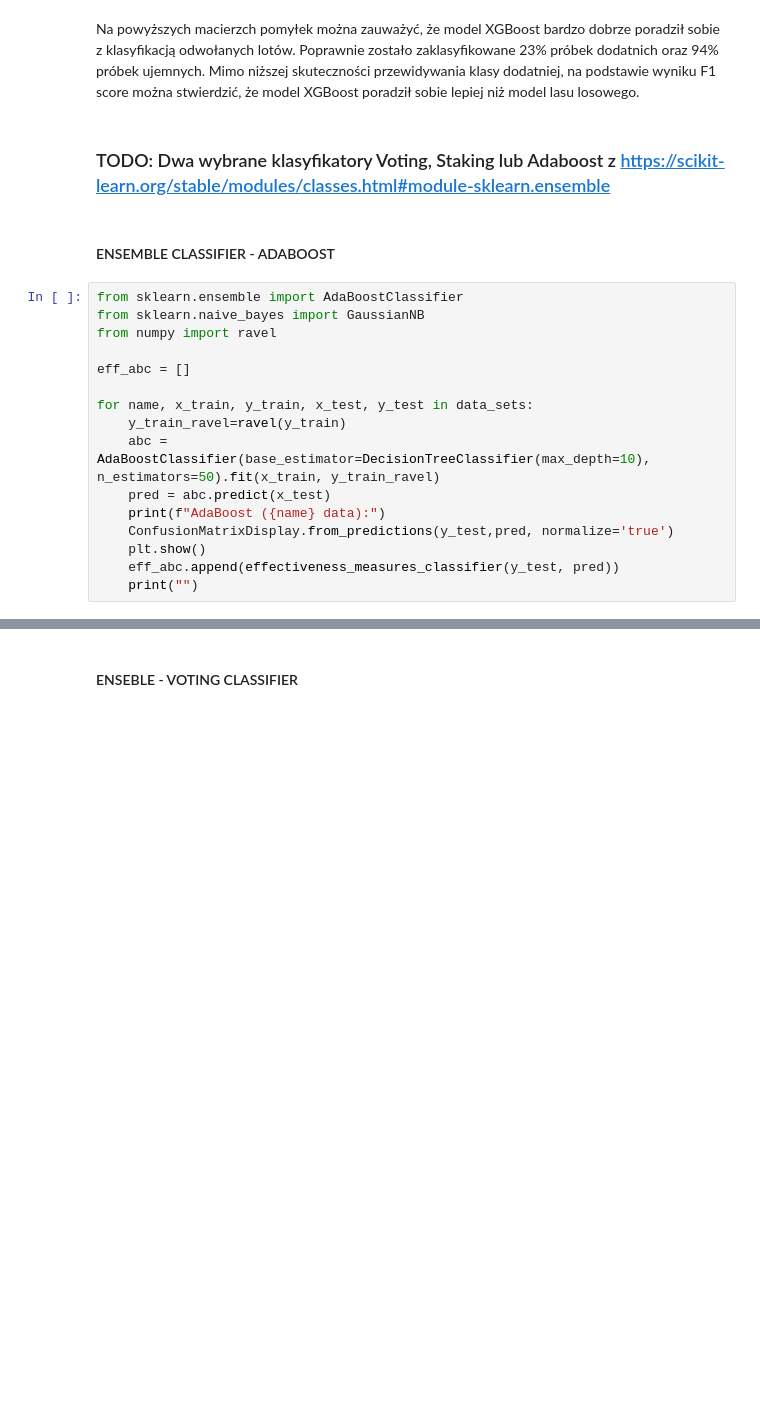
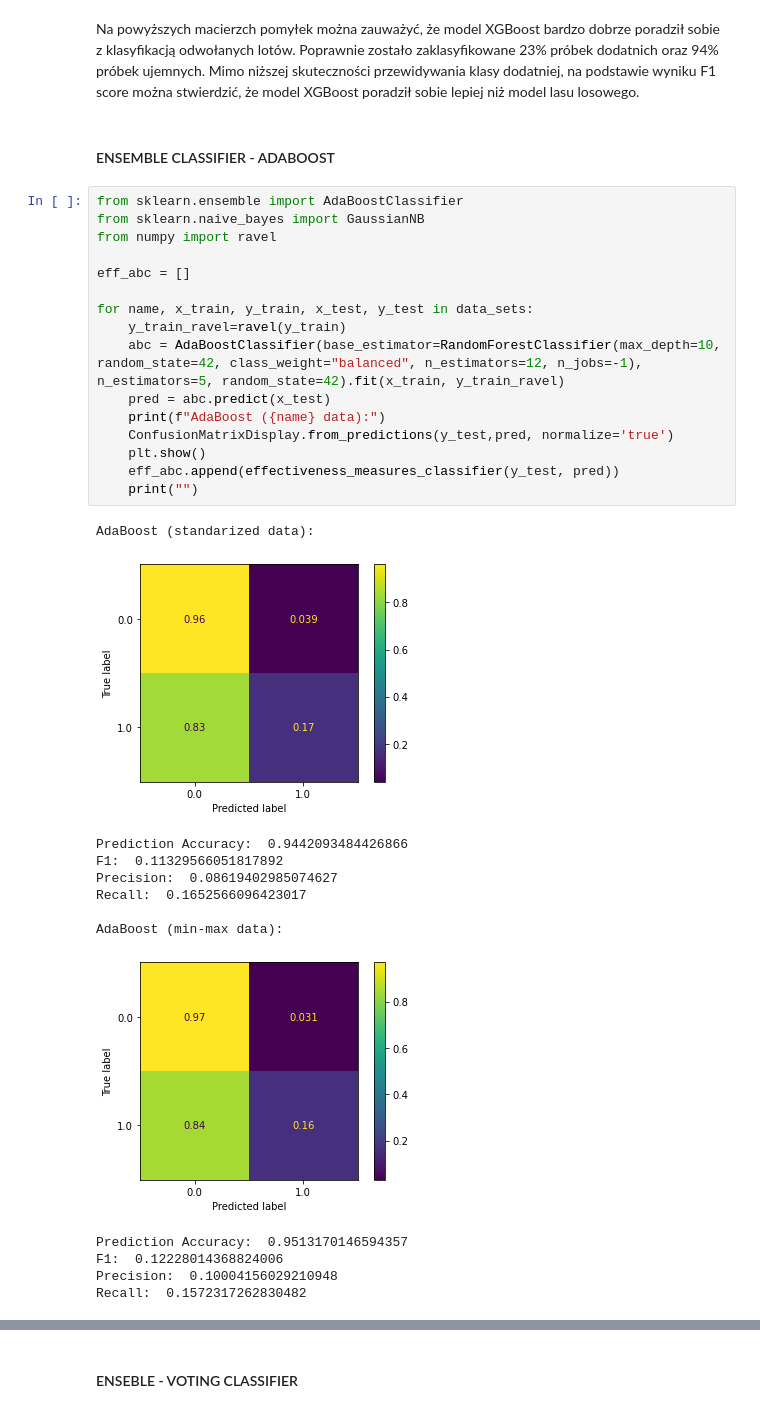
Before and after one commit to KlaudiaKromolowska/BigDataMachineLearning, a Jupyter notebook: BigDataMachineLearning-cz2.ipynb, the cells around one changed output, grey strips where cells are left out. Saved outputs shown, nothing was run; the diff lists cells and outputs as text; blank space fills up the shorter version.

```diff
--- a/BigDataMachineLearning-cz2.ipynb
+++ b/BigDataMachineLearning-cz2.ipynb
@@ -522,23 +520,35 @@ Precision:  0.0804478562713914
 Recall:  0.23175738724727837
 # %% [markdown]
 Na powyższych macierzch pomyłek można zauważyć, że model XGBoost bardzo dobrze poradził sobie z klasyfikacją odwołanych lotów. Poprawnie zostało zaklasyfikowane 23% próbek dodatnich oraz 94% próbek ujemnych. Mimo niższej skuteczności przewidywania klasy dodatniej, na podstawie wyniku F1 score można stwierdzić, że model XGBoost poradził sobie lepiej niż model lasu losowego.
-# %% [markdown]
-### TODO:  Dwa wybrane klasyfikatory Voting, Staking lub Adaboost z https://scikit-learn.org/stable/modules/classes.html#module-sklearn.ensemble
 # %% [markdown]
 #### ENSEMBLE CLASSIFIER - ADABOOST
 # %%
 from sklearn.ensemble import AdaBoostClassifier
 from sklearn.naive_bayes import GaussianNB
 from numpy import ravel
 
 eff_abc = []
 
 for name, x_train, y_train, x_test, y_test in data_sets:
     y_train_ravel=ravel(y_train)
-    abc = AdaBoostClassifier(base_estimator=DecisionTreeClassifier(max_depth=10), n_estimators=50).fit(x_train, y_train_ravel)
+    abc = AdaBoostClassifier(base_estimator=RandomForestClassifier(max_depth=10, random_state=42, class_weight="balanced", n_estimators=12, n_jobs=-1), n_estimators=5, random_state=42).fit(x_train, y_train_ravel)
     pred = abc.predict(x_test)
     print(f"AdaBoost ({name} data):")
     ConfusionMatrixDisplay.from_predictions(y_test,pred, normalize='true')
     plt.show()
     eff_abc.append(effectiveness_measures_classifier(y_test, pred))
     print("")
+# %% [output]
+AdaBoost (standarized data):
+[figure, added]
+Prediction Accuracy:  0.9442093484426866
+F1:  0.11329566051817892
+Precision:  0.08619402985074627
+Recall:  0.1652566096423017
+
+AdaBoost (min-max data):
+[figure, added]
+Prediction Accuracy:  0.9513170146594357
+F1:  0.12228014368824006
+Precision:  0.10004156029210948
+Recall:  0.1572317262830482
```
Also changed, not shown: parts of 5 cells of this notebook.
